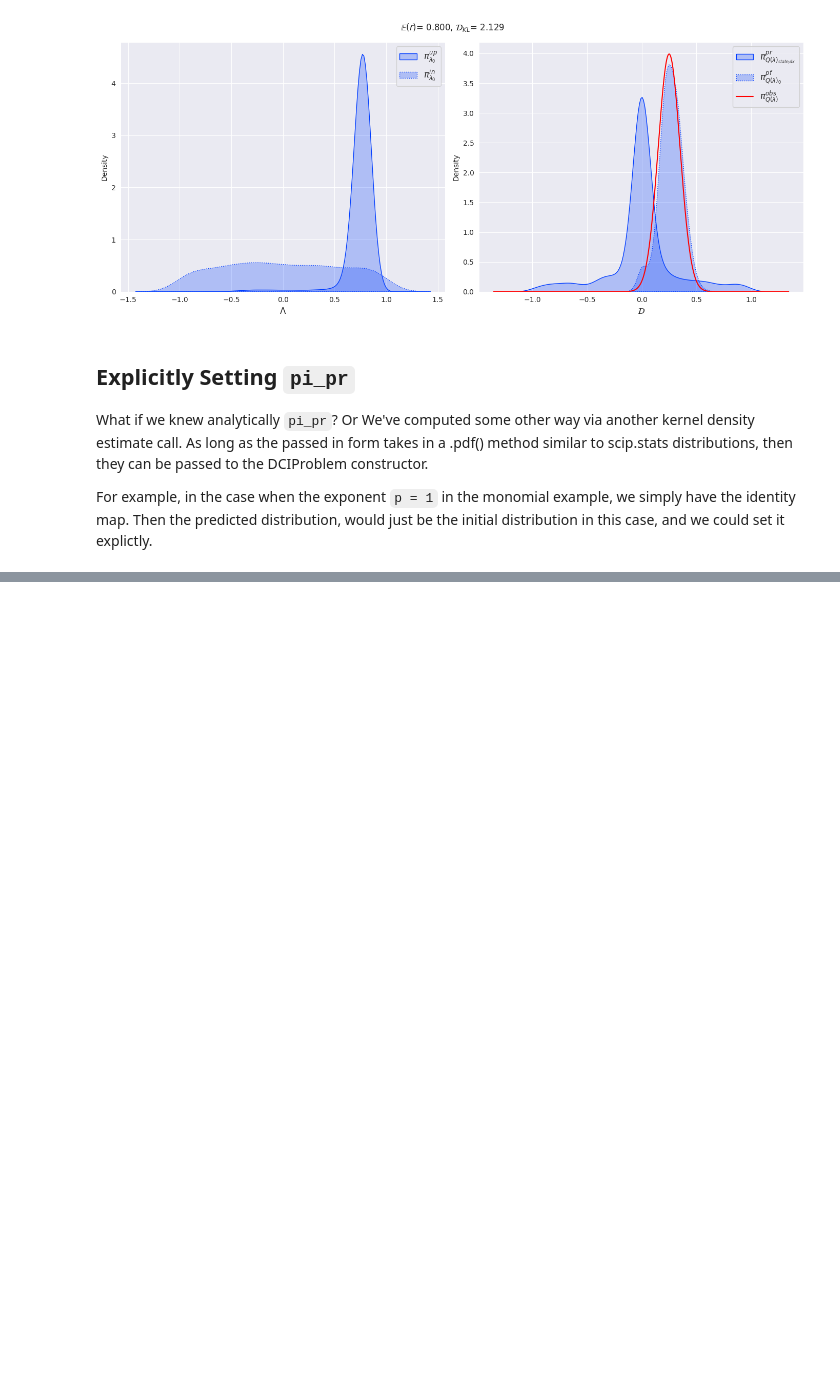
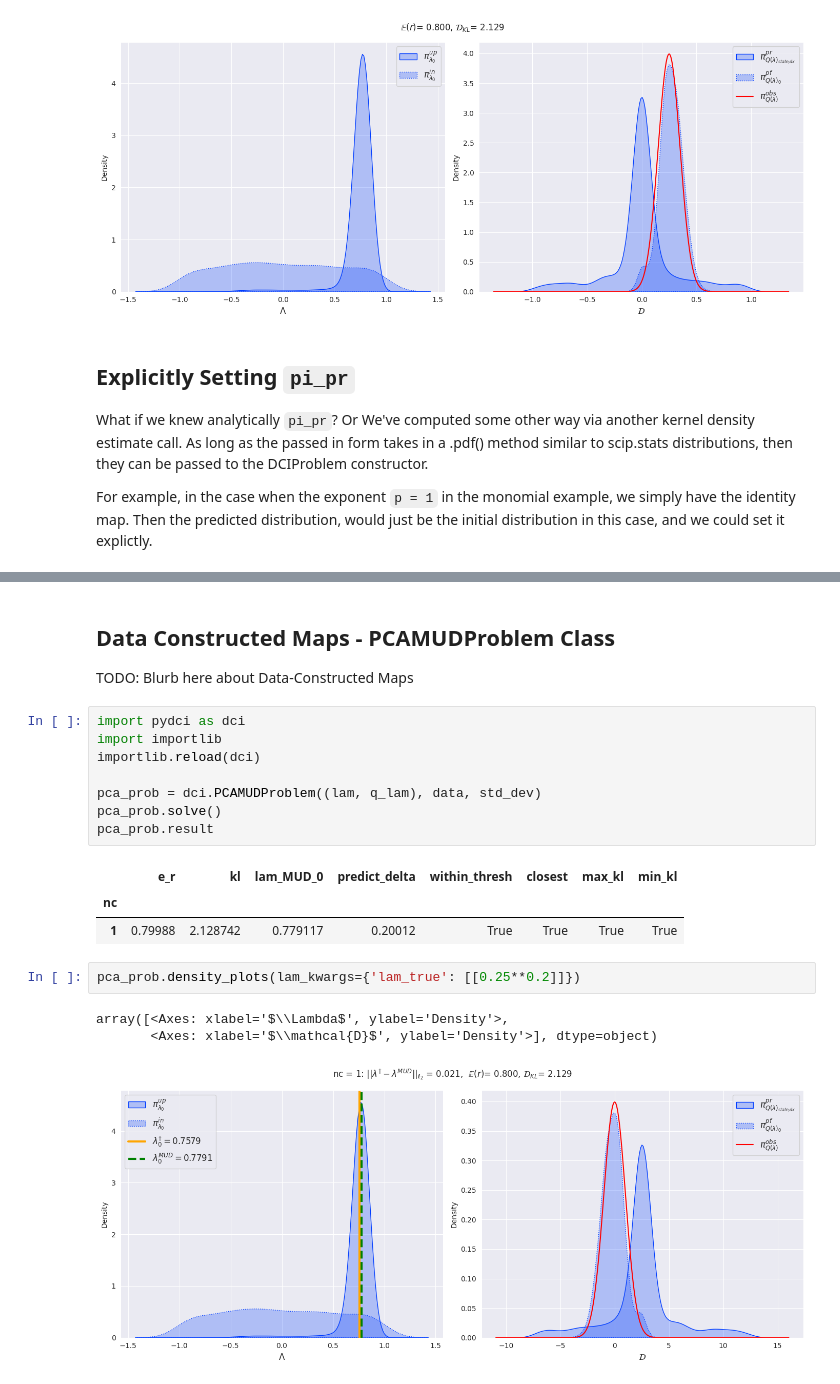
Before and after one commit to UT-CHG/pyDCI, a Jupyter notebook: notebooks/DCIProblem.ipynb, the cells around one changed output, grey strips where cells are left out. Saved outputs shown, nothing was run; the diff lists cells and outputs as text; blank space fills up the shorter version.

```diff
--- a/notebooks/DCIProblem.ipynb
+++ b/notebooks/DCIProblem.ipynb
@@ -203,0 +215,22 @@ _ = d_prob.density_plots()
+# %% [markdown]
+## Data Constructed Maps - PCAMUDProblem Class
+
+TODO: Blurb here about Data-Constructed Maps
+# %%
+import pydci as dci
+import importlib
+importlib.reload(dci)
+
+pca_prob = dci.PCAMUDProblem((lam, q_lam), data, std_dev)
+pca_prob.solve()
+pca_prob.result
+# %% [output]
+|  | e_r | kl | lam_MUD_0 | predict_delta | within_thresh | closest | max_kl | min_kl |
+| nc |  |  |  |  |  |  |  |  |
+| 1 | 0.79988 | 2.128742 | 0.779117 | 0.20012 | True | True | True | True |
+# %%
+pca_prob.density_plots(lam_kwargs={'lam_true': [[0.25**0.2]]})
+# %% [output]
+array([<Axes: xlabel='$\\Lambda$', ylabel='Density'>,
+       <Axes: xlabel='$\\mathcal{D}$', ylabel='Density'>], dtype=object)
+[figure, added]
```
Also changed, not shown: parts of 14 cells of this notebook, 16 other files.
